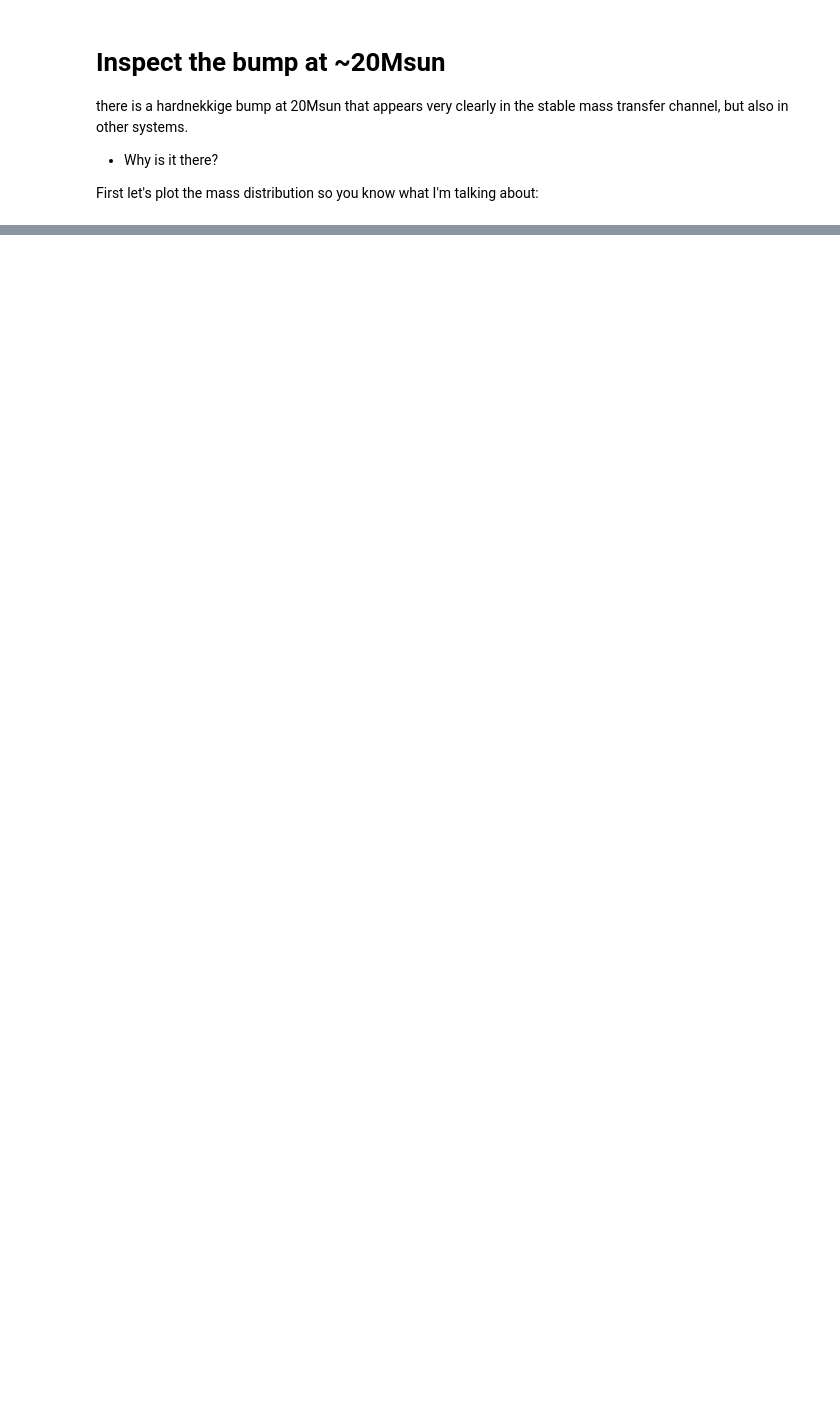
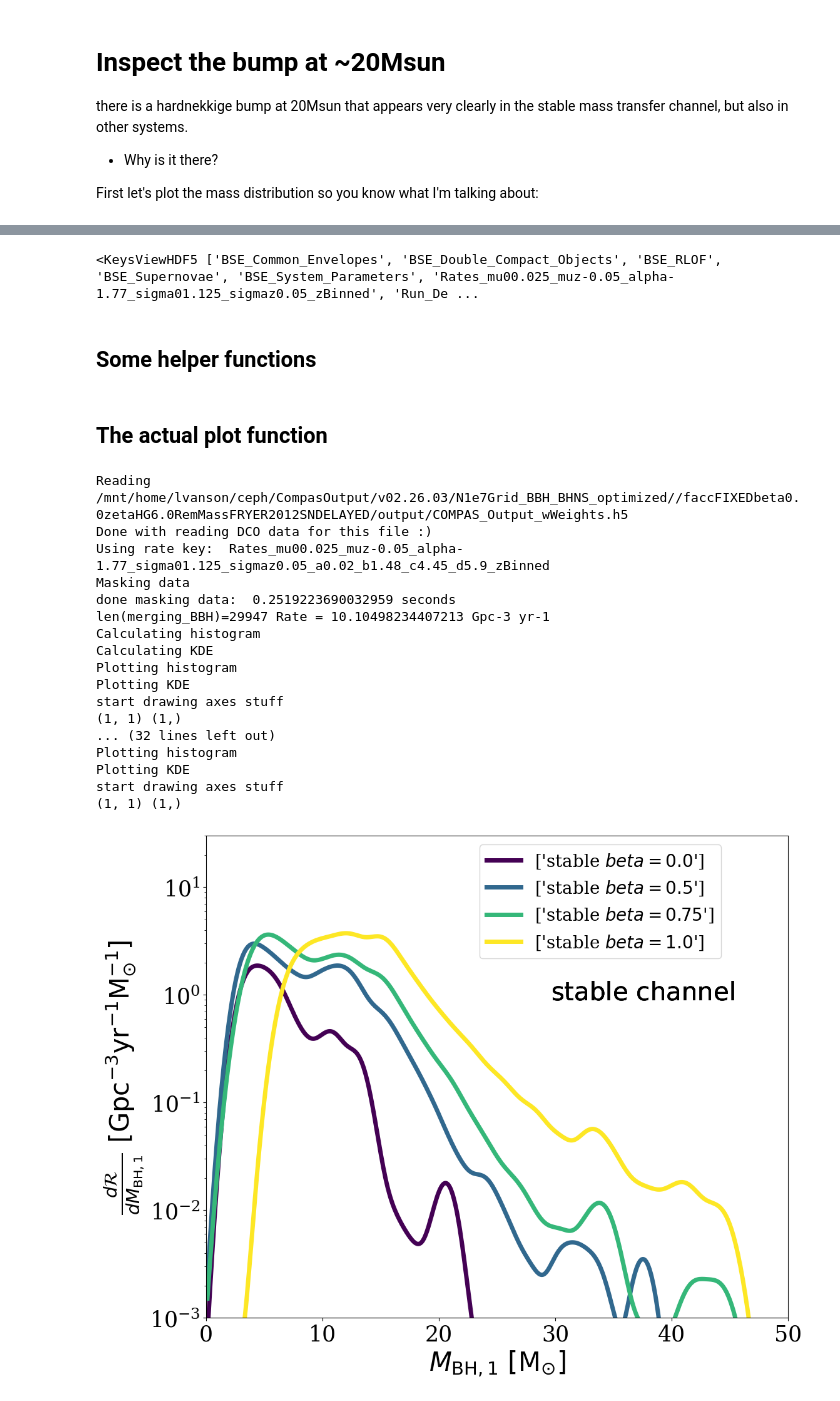
Before and after one commit to LiekeVanSon/BumpAt20, a Jupyter notebook: Code/InspectBumpAt20.ipynb, the cells around one changed output, grey strips where cells are left out. Drawn from its saved outputs; the diff is of its cells as text; code cells hidden in the pictures; blank space fills up the shorter version.

```diff
--- a/Code/InspectBumpAt20.ipynb
+++ b/Code/InspectBumpAt20.ipynb
@@ -257,0 +41,17 @@ NameError: name 'np' is not defined
+# %%
+sim_dir = simulation_data + sim_name
+
+rate_key = 'Rates_mu00.025_muz-0.05_alpha-1.77_sigma01.125_sigmaz0.05_zBinned'
+
+
+with h5.File(sim_dir + 'output/COMPAS_Output_wWeights.h5','r') as File:
+        redshifts                 = File[rate_key]['redshifts'][()]
+        DCO_mask                  = File[rate_key]['DCOmask'][()] # Mask from DCO to merging systems
+        #(contains filter for RLOF>CE and optimistic CE)
+        intrinsic_rate_density    = File[rate_key]['merger_rate'][()]
+
+        print(File.keys())
+# %% [output]
+<KeysViewHDF5 ['BSE_Common_Envelopes', 'BSE_Double_Compact_Objects', 'BSE_RLOF', 'BSE_Supernovae', 'BSE_System_Parameters', 'Rates_mu00.025_muz-0.05_alpha-1.77_sigma01.125_sigmaz0.05_zBinned', 'Run_De ...
+# %% [markdown]
+## Some helper functions
@@ -257,0 +141,2 @@ NameError: name 'np' is not defined
+# %% [markdown]
+## The actual plot function
@@ -257,0 +304,48 @@ NameError: name 'np' is not defined
+# %%
+
+# Create a figure and axes
+fig, ax = plt.subplots(figsize = (12, 10))
+
+# List of simulation names
+sim_names = ['faccFIXEDbeta%szetaHG6.0RemMassFRYER2012SNDELAYED/' % beta for beta in [0.0, 0.5, 0.75, 1.0]]
+
+labels = [r' $beta = %s$' % beta for beta in [0.0, 0.5, 0.75, 1.0]]
+colors = [cm.get_cmap('viridis')(i) for i in np.linspace(0, 1, len(sim_names))]
+
+all_plot_lines, all_leg_labels = [], []
+# Loop over simulation names
+for i, sim_name in enumerate(sim_names):
+    plot_lines, leg_labels = plot_mass_distribution(ax=ax, sim_dir='/mnt/home/lvanson/ceph/CompasOutput/v02.26.03/N1e7Grid_BBH_BHNS_optimized/',
+                        sim_name=sim_name, x_key='M_lessMassive', Color= colors[i],SimLab = labels[i],
+                        rate_key='Rates_mu00.025_muz-0.05_alpha-1.77_sigma01.125_sigmaz0.05_a0.02_b1.48_c4.45_d5.9_zBinned',
+                        only_stable=True, only_CE=False, show_hist=True, show_KDE=True)
+
+    all_plot_lines.append([plot_lines[i] for i in range(len(plot_lines)) ])
+    all_leg_labels.append(leg_labels)
+
+# Show the figure
+# add legend for simulations
+leg_args = {'loc':'upper right',  'bbox_to_anchor':[0.9, 1.], 'fontsize':20, 'title':''}
+leg = plt.legend([l[0] for l in all_plot_lines], [l for l in all_leg_labels ],  **leg_args)
+leg._legend_box.align = "right"
+
+plt.show()
+# %% [output]
+Reading  /mnt/home/lvanson/ceph/CompasOutput/v02.26.03/N1e7Grid_BBH_BHNS_optimized//faccFIXEDbeta0.0zetaHG6.0RemMassFRYER2012SNDELAYED/output/COMPAS_Output_wWeights.h5
+Done with reading DCO data for this file :)
+Using rate key:  Rates_mu00.025_muz-0.05_alpha-1.77_sigma01.125_sigmaz0.05_a0.02_b1.48_c4.45_d5.9_zBinned
+Masking data
+done masking data:  0.2519223690032959 seconds
+len(merging_BBH)=29947 Rate = 10.10498234407213 Gpc-3 yr-1
+Calculating histogram
+Calculating KDE
+Plotting histogram
+Plotting KDE
+start drawing axes stuff
+(1, 1) (1,)
+... (32 lines left out)
+Plotting histogram
+Plotting KDE
+start drawing axes stuff
+(1, 1) (1,)
+[figure, added]
```
Also changed, not shown: parts of 8 cells of this notebook, 1 other file.
